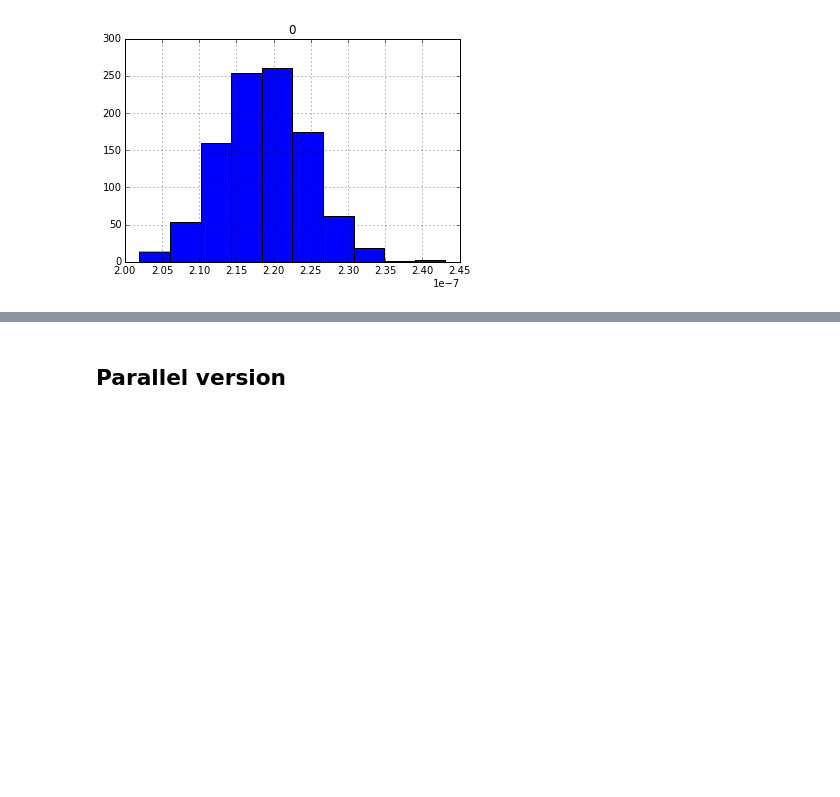
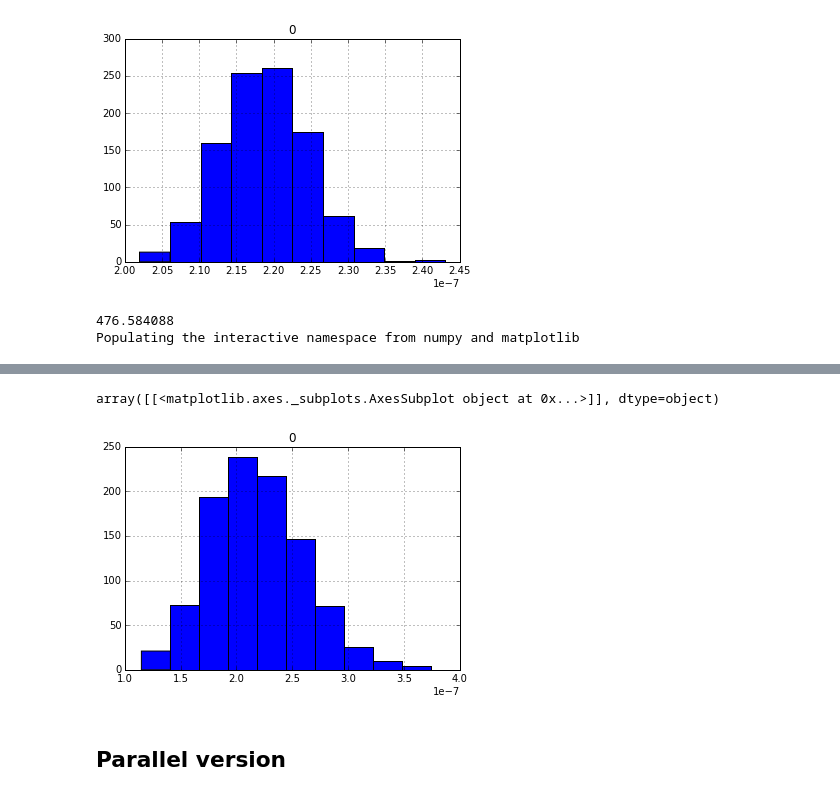
Before and after one commit to MathLab/file_loss, a Jupyter notebook: file_loss.ipynb, the cells around one changed output, grey strips where cells are left out. Saved outputs shown, nothing was run; the diff lists cells and outputs as text; code cells hidden in the pictures; blank space fills up the shorter version.

```diff
--- a/file_loss.ipynb
+++ b/file_loss.ipynb
@@ -17,10 +17,10 @@ $$ C := \{ d_{i_k} ; i_k \in \{1, \dots, m\} \forall k \in \{1, \dots, n\}\}$$
 * $d$ the number of chunks until the file is irrecoverable.
 # %%
 # The parameters
-m = 10 # number of disks
-n = 5 # number of chunks
+m = 9 # number of disks
+n = 4 # number of chunks
 d = 3 # number of chinks until the file is lost
-spread_factor = 4 # spread factor
+spread_factor = 7 # spread factor
 # %% [markdown]
 ## Placement policy
 
@@ -513,3 +671,34 @@ WARNING: pylab import has clobbered these variables: ['power', 'linalg', 'draw_i
 `%matplotlib` prevents importing * from pylab and numpy
 array([[<matplotlib.axes._subplots.AxesSubplot object at 0x...>]], dtype=object)
 [figure]
+# %%
+from pandas import *
+from matplotlib import *
+from pylab import *
+import time
+
+# Parameters
+m = 20 # number of disks
+n = 12 # number of chunks
+d = 3 # number of chinks until the file is lost
+spread_factor = 11 # spread factor
+
+experience_count = 1000
+delta = 0.001
+mean_reliability = 0.999
+
+# Probability of losing a file for reliabilities in [mean_reliability-0.5*delta ; mean_reliability+0.5*delta]
+start_time = time.clock()
+probability_list = file_loss_delta(delta, mean_reliability, experience_count, m, n, spread_factor, d)
+my_list = [item for item in probability_list]
+print(time.clock()-start_time)
+
+# Convert the generator probability_list into a list
+
+probability_list_DataFrame = DataFrame(my_list)
+
+%pylab inline
+probability_list_DataFrame.hist()
+# %% [output]
+476.584088
+Populating the interactive namespace from numpy and matplotlib
@@ -516,3 +707,5 @@ array([[<matplotlib.axes._subplots.AxesSubplot object at 0x...>]], dtype=object)
+array([[<matplotlib.axes._subplots.AxesSubplot object at 0x...>]], dtype=object)
+[figure, added]
 # %% [markdown]
 ## Parallel version
 # %%
```
Also changed, not shown: parts of 19 cells of this notebook.
